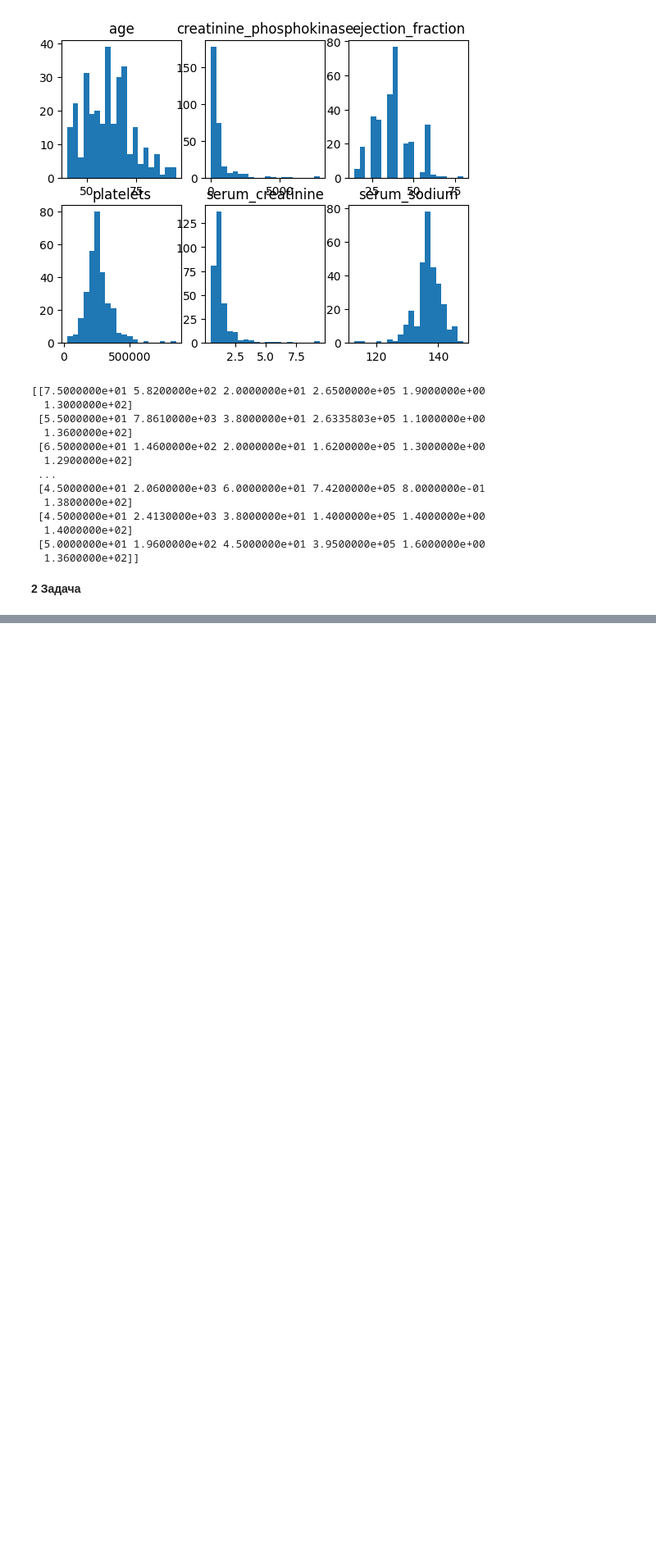
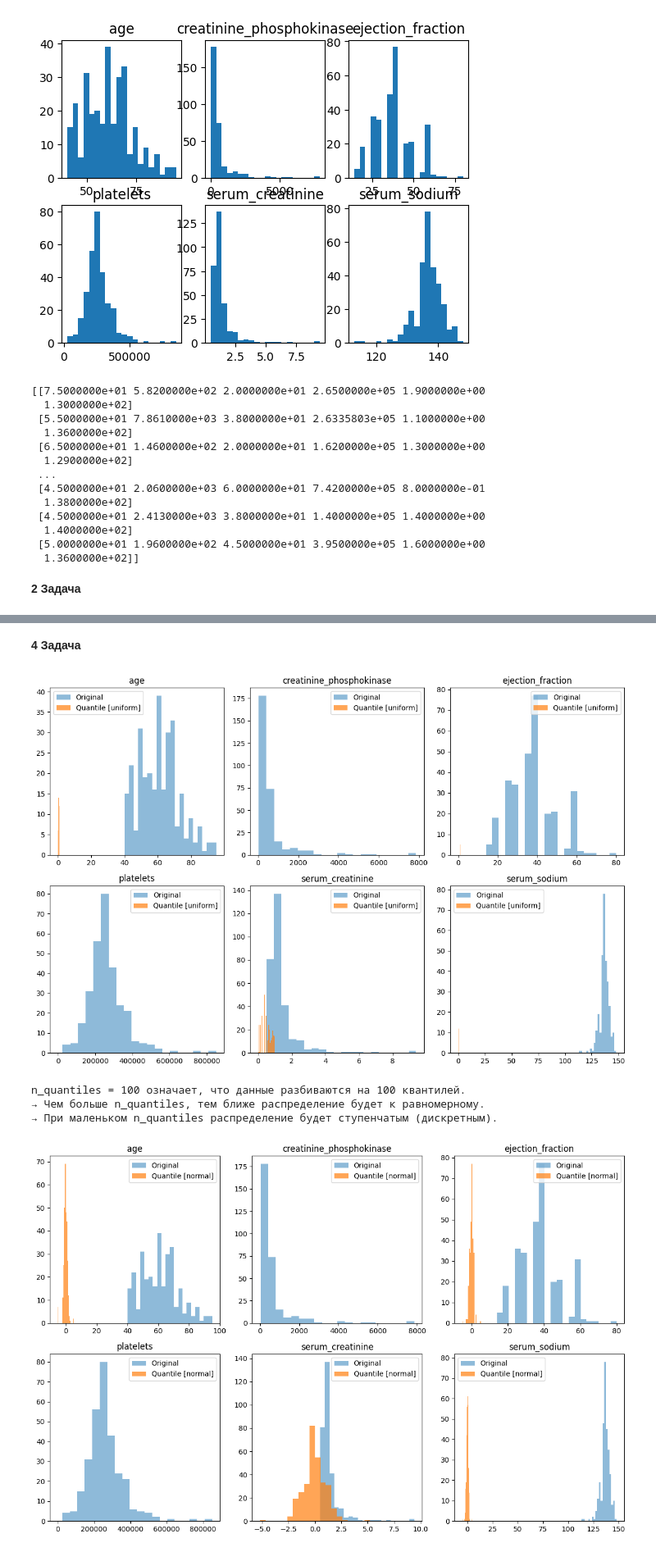
Before and after one commit to Re1otsu/My-student-tasks, a Jupyter notebook: Data science/1lr.ipynb, the cells around one changed output, grey strips where cells are left out. Shown at 82% size. Saved outputs shown, nothing was run; the diff lists cells and outputs as text; code cells hidden in the pictures; blank space fills up the shorter version.

```diff
--- a/Data science/1lr.ipynb
+++ b/Data science/1lr.ipynb
@@ -150,0 +361,71 @@ print(results.round(3))
+# %% [markdown]
+**4 Задача**
+# %%
+import pandas as pd
+import numpy as np
+import matplotlib.pyplot as plt
+from sklearn import preprocessing
+
+# Загружаем данные
+df = pd.read_csv('heart_failure_clinical_records_dataset.csv')
+df = df.drop(columns=['anaemia','diabetes','high_blood_pressure','sex','smoking','time','DEATH_EVENT'])
+data = df.to_numpy(dtype='float')
+
+n_bins = 20
+
+# 1. QuantileTransformer (равномерное распределение)
+quantile_transformer = preprocessing.QuantileTransformer(n_quantiles=100, random_state=0)
+data_quantile_scaled = quantile_transformer.fit_transform(data)
+
+# 2. Гистограммы (равномерное распределение)
+fig, axs = plt.subplots(2, 3, figsize=(12, 8))
+for i, col in enumerate(df.columns):
+    r, c = divmod(i, 3)
+    axs[r, c].hist(data[:, i], bins=n_bins, alpha=0.5, label="Original")
+    axs[r, c].hist(data_quantile_scaled[:, i], bins=n_bins, alpha=0.7, label="Quantile [uniform]")
+    axs[r, c].set_title(col)
+    axs[r, c].legend()
+plt.tight_layout()
+plt.show()
+
+print("n_quantiles = 100 означает, что данные разбиваются на 100 квантилей.")
+print("→ Чем больше n_quantiles, тем ближе распределение будет к равномерному.")
+print("→ При маленьком n_quantiles распределение будет ступенчатым (дискретным).")
+
+# 4. QuantileTransformer (нормальное распределение)
+quantile_normal = preprocessing.QuantileTransformer(n_quantiles=100,
+                                                    random_state=0,
+                                                    output_distribution="normal")
+data_quantile_normal = quantile_normal.fit_transform(data)
+
+# 5. Гистограммы (нормальное распределение)
+fig, axs = plt.subplots(2, 3, figsize=(12, 8))
+for i, col in enumerate(df.columns):
+    r, c = divmod(i, 3)
+    axs[r, c].hist(data[:, i], bins=n_bins, alpha=0.5, label="Original")
+    axs[r, c].hist(data_quantile_normal[:, i], bins=n_bins, alpha=0.7, label="Quantile [normal]")
+    axs[r, c].set_title(col)
+    axs[r, c].legend()
+plt.tight_layout()
+plt.show()
+
+# 6. PowerTransformer (приведение к нормальному распределению)
+power_transformer = preprocessing.PowerTransformer(method="yeo-johnson", standardize=True)
+data_power_scaled = power_transformer.fit_transform(data)
+
+# Гистограммы для PowerTransformer
+fig, axs = plt.subplots(2, 3, figsize=(12, 8))
+for i, col in enumerate(df.columns):
+    r, c = divmod(i, 3)
+    axs[r, c].hist(data[:, i], bins=n_bins, alpha=0.5, label="Original")
+    axs[r, c].hist(data_power_scaled[:, i], bins=n_bins, alpha=0.7, label="PowerTransformer")
+    axs[r, c].set_title(col)
+    axs[r, c].legend()
+plt.tight_layout()
+plt.show()
+# %% [output]
+[figure, added]
+n_quantiles = 100 означает, что данные разбиваются на 100 квантилей.
+→ Чем больше n_quantiles, тем ближе распределение будет к равномерному.
+→ При маленьком n_quantiles распределение будет ступенчатым (дискретным).
+[figure, added]
```
Also changed, not shown: parts of 7 cells of this notebook.
